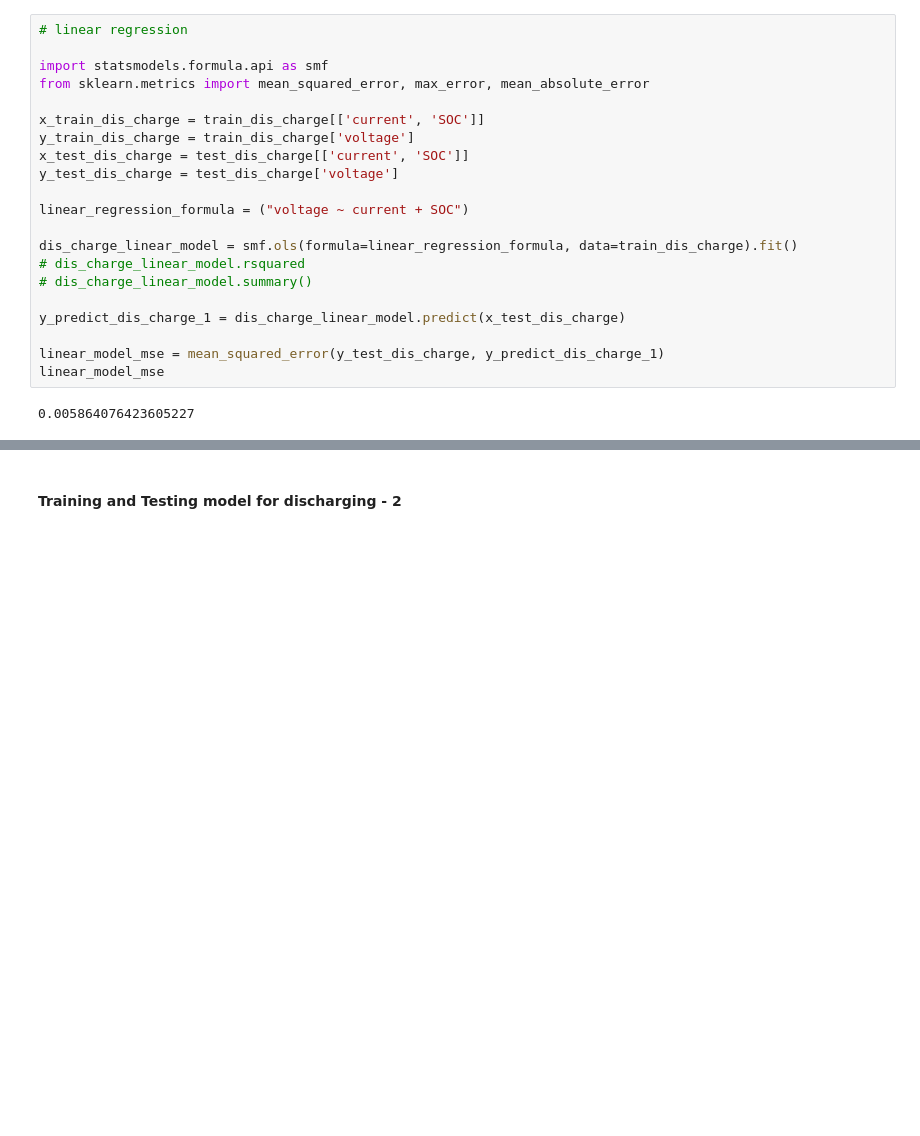
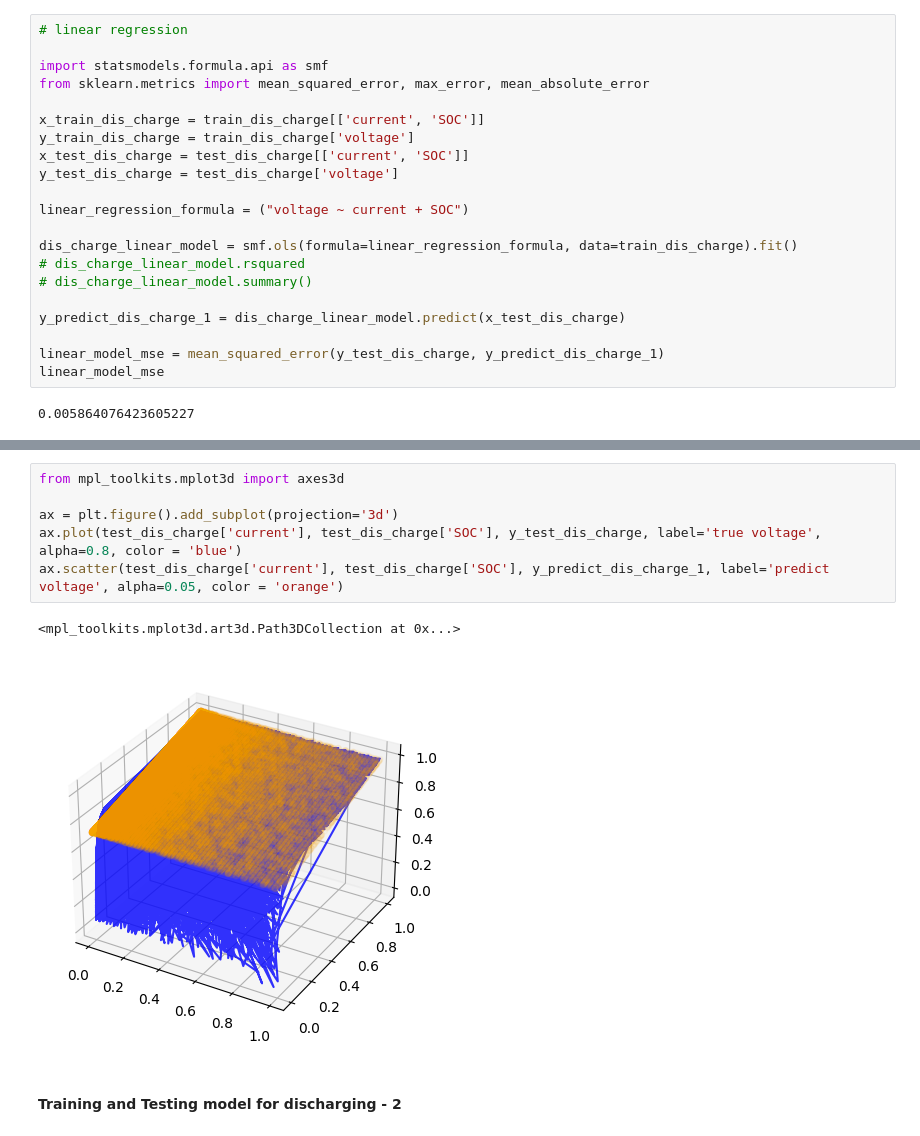
Before and after one commit to jarviskroos7/pev_intelligent_charging_control, a Jupyter notebook: battery/Batt_modeling.ipynb, the cells around one changed output, grey strips where cells are left out. Cells and saved outputs as stored; diff of their text form; blank space fills up the shorter version.

```diff
--- a/battery/Batt_modeling.ipynb
+++ b/battery/Batt_modeling.ipynb
@@ -180,3 +203,12 @@ linear_model_mse
+# %%
+from mpl_toolkits.mplot3d import axes3d
+
+ax = plt.figure().add_subplot(projection='3d')
+ax.plot(test_dis_charge['current'], test_dis_charge['SOC'], y_test_dis_charge, label='true voltage', alpha=0.8, color = 'blue')
+ax.scatter(test_dis_charge['current'], test_dis_charge['SOC'], y_predict_dis_charge_1, label='predict voltage', alpha=0.05, color = 'orange')
+# %% [output]
+<mpl_toolkits.mplot3d.art3d.Path3DCollection at 0x...>
+[figure, added]
 # %% [markdown]
 #### Training and Testing model for discharging - 2
 # %%
```
Also changed, not shown: parts of 106 cells of this notebook.
